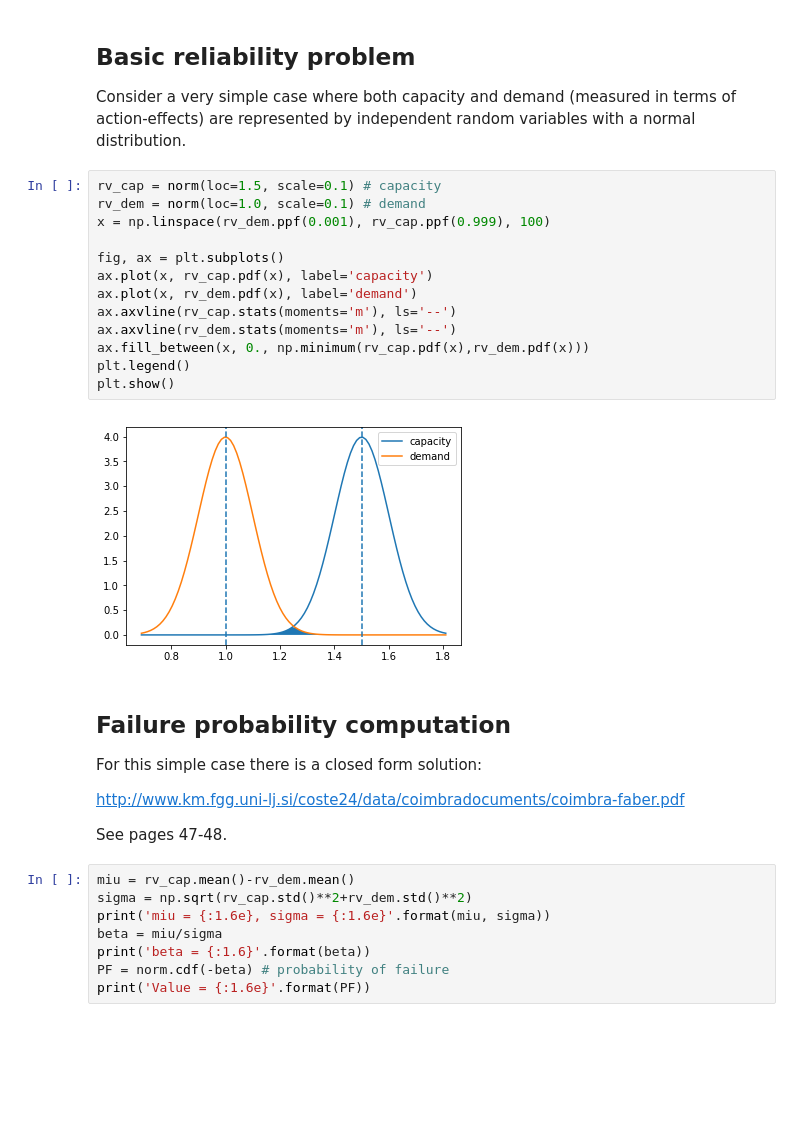
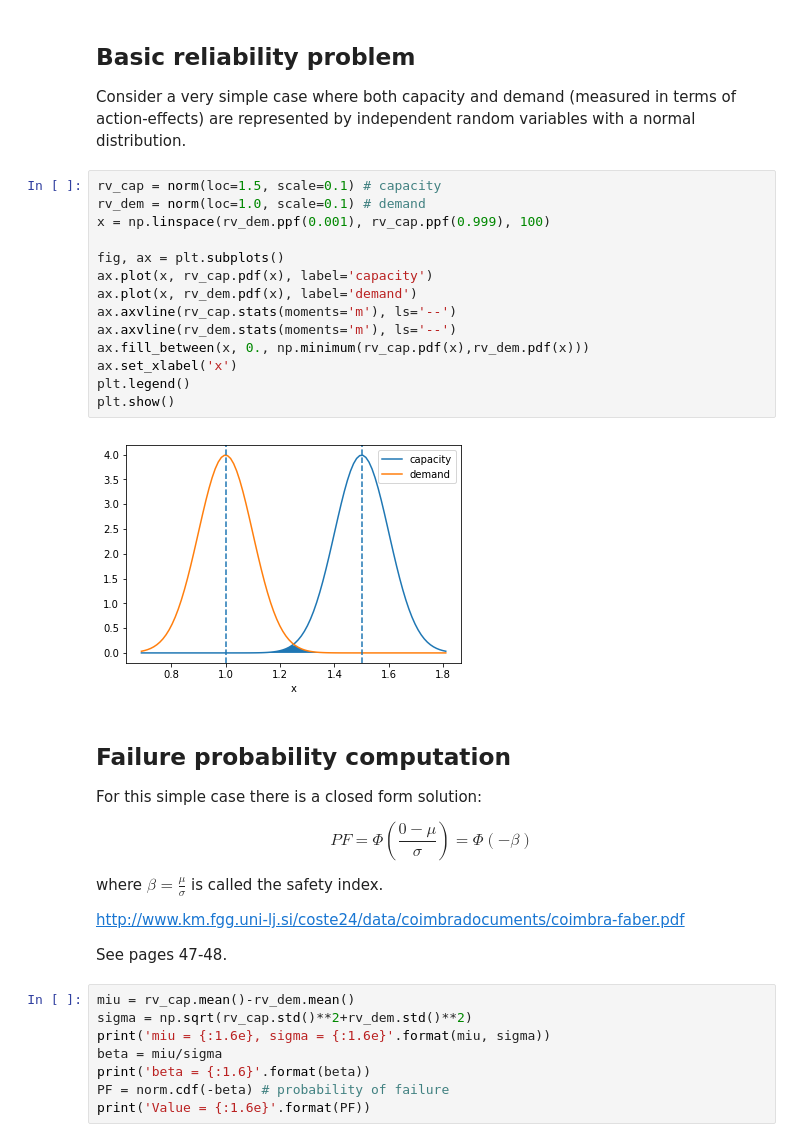
Before and after one commit to pxcandeias/py-notebooks, a Jupyter notebook: reliability.ipynb, the cells around one changed output. Drawn from its saved outputs; the diff is of its cells as text; blank space fills up the shorter version.

```diff
--- a/reliability.ipynb
+++ b/reliability.ipynb
@@ -62,23 +35,28 @@ Consider a very simple case where both capacity and demand (measured in terms of
 # %%
 rv_cap = norm(loc=1.5, scale=0.1) # capacity
 rv_dem = norm(loc=1.0, scale=0.1) # demand
 x = np.linspace(rv_dem.ppf(0.001), rv_cap.ppf(0.999), 100)
 
 fig, ax = plt.subplots()
 ax.plot(x, rv_cap.pdf(x), label='capacity')
 ax.plot(x, rv_dem.pdf(x), label='demand')
 ax.axvline(rv_cap.stats(moments='m'), ls='--')
 ax.axvline(rv_dem.stats(moments='m'), ls='--')
 ax.fill_between(x, 0., np.minimum(rv_cap.pdf(x),rv_dem.pdf(x)))
+ax.set_xlabel('x')
 plt.legend()
 plt.show()
 # %% [output]
-[figure, old version]
+[figure, new version]
 # %% [markdown]
 ## Failure probability computation
 
 For this simple case there is a closed form solution:
 
+$$PF = \Phi(\frac{0-\mu}{\sigma}) = \Phi(-\beta)$$
+
+where $\beta=\frac{\mu}{\sigma}$ is called the safety index.
+
 http://www.km.fgg.uni-lj.si/coste24/data/coimbradocuments/coimbra-faber.pdf
 
 See pages 47-48.
```
Also changed, not shown: parts of 10 cells of this notebook.
